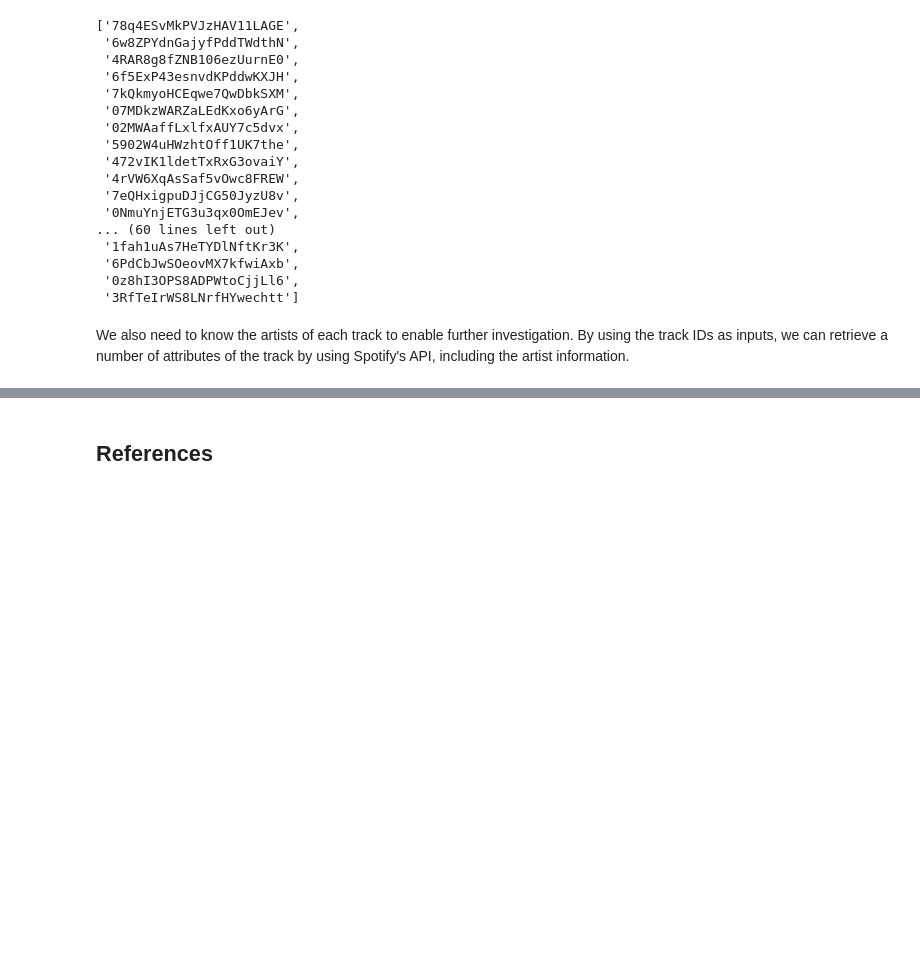
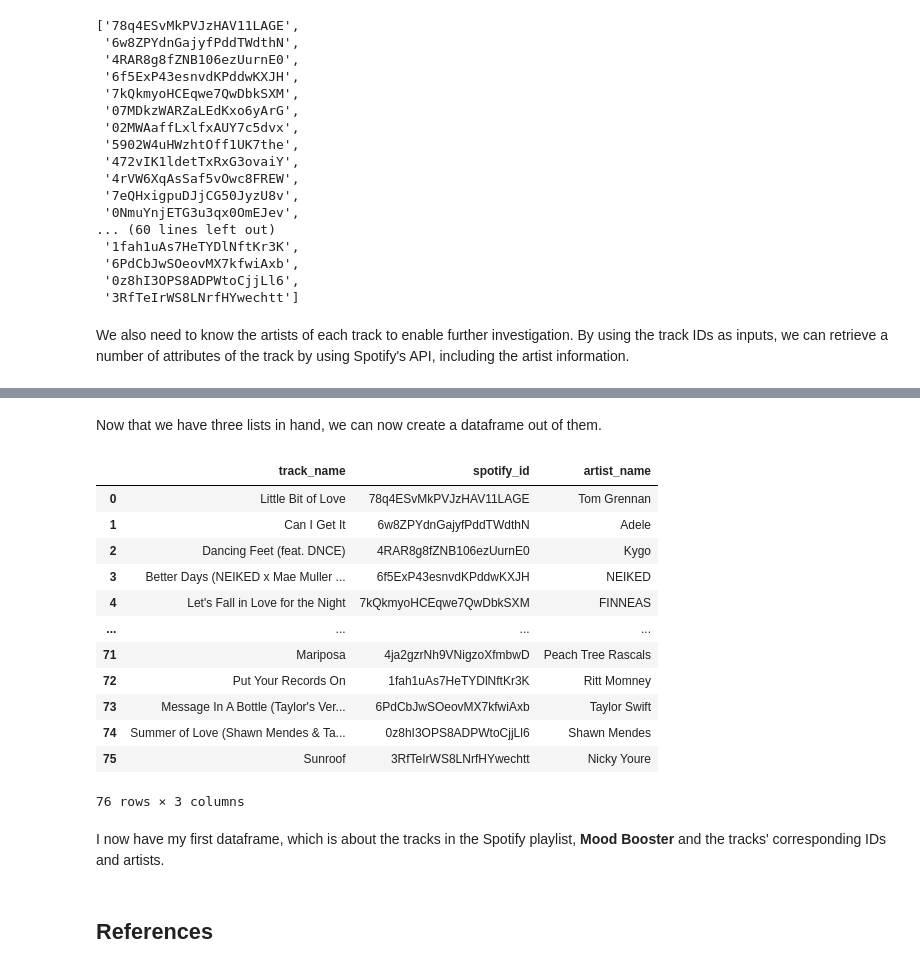
Before and after one commit to doratian99/MSIN0166-DE-Individual-Project, a Jupyter notebook: Data Collection/Spotify.ipynb, the cells around one changed output, grey strips where cells are left out. Cells and saved outputs as stored; diff of their text form; code cells hidden in the pictures; blank space fills up the shorter version.

```diff
--- a/Data Collection/Spotify.ipynb
+++ b/Data Collection/Spotify.ipynb
@@ -288,12 +289,3 @@ playlist_id_list
  '3RfTeIrWS8LNrfHYwechtt']
 # %% [markdown]
 We also need to know the artists of each track to enable further investigation. By using the track IDs as inputs, we can retrieve a number of attributes of the track by using Spotify's API, including the artist information.
-# %%
-track_info = {}
-for id in playlist_id_list:
-    track = sp.track(id)
-    playlist_artist_list = [info[id]
-                            for i in track.items()
-                            for
-
-    ]
@@ -329,0 +314,6 @@ pprint(track)
+# %%
+playlist_artist_list = []
+for i in range(len(playlist_id_list)):
+    track = sp.track(playlist_id_list[i])
+    playlist_artist_list.append(track['album']['artists'][0]['name'])
+playlist_artist_list
@@ -329,0 +338,27 @@ pprint(track)
+# %% [markdown]
+Now that we have three lists in hand, we can now create a dataframe out of them.
+# %%
+# Creates a Python dictionary first
+spotify_df = {'track_name': playlist_content_list,
+              'spotify_id': playlist_id_list,
+              'artist_name': playlist_artist_list}
+
+# Create a DataFrame from the dictionary
+spotify_df = pd.DataFrame(spotify_df)
+spotify_df
+# %% [output]
+|  | track_name | spotify_id | artist_name |
+| 0 | Little Bit of Love | 78q4ESvMkPVJzHAV11LAGE | Tom Grennan |
+| 1 | Can I Get It | 6w8ZPYdnGajyfPddTWdthN | Adele |
+| 2 | Dancing Feet (feat. DNCE) | 4RAR8g8fZNB106ezUurnE0 | Kygo |
+| 3 | Better Days (NEIKED x Mae Muller ... | 6f5ExP43esnvdKPddwKXJH | NEIKED |
+| 4 | Let's Fall in Love for the Night | 7kQkmyoHCEqwe7QwDbkSXM | FINNEAS |
+| ... | ... | ... | ... |
+| 71 | Mariposa | 4ja2gzrNh9VNigzoXfmbwD | Peach Tree Rascals |
+| 72 | Put Your Records On | 1fah1uAs7HeTYDlNftKr3K | Ritt Momney |
+| 73 | Message In A Bottle (Taylor's Ver... | 6PdCbJwSOeovMX7kfwiAxb | Taylor Swift |
+| 74 | Summer of Love (Shawn Mendes & Ta... | 0z8hI3OPS8ADPWtoCjjLl6 | Shawn Mendes |
+| 75 | Sunroof | 3RfTeIrWS8LNrfHYwechtt | Nicky Youre |
+76 rows × 3 columns
+# %% [markdown]
+I now have my first dataframe, which is about the tracks in the Spotify playlist, **Mood Booster** and the tracks' corresponding IDs and artists.
```
Also changed, not shown: parts of 7 cells of this notebook, 1 other file.
